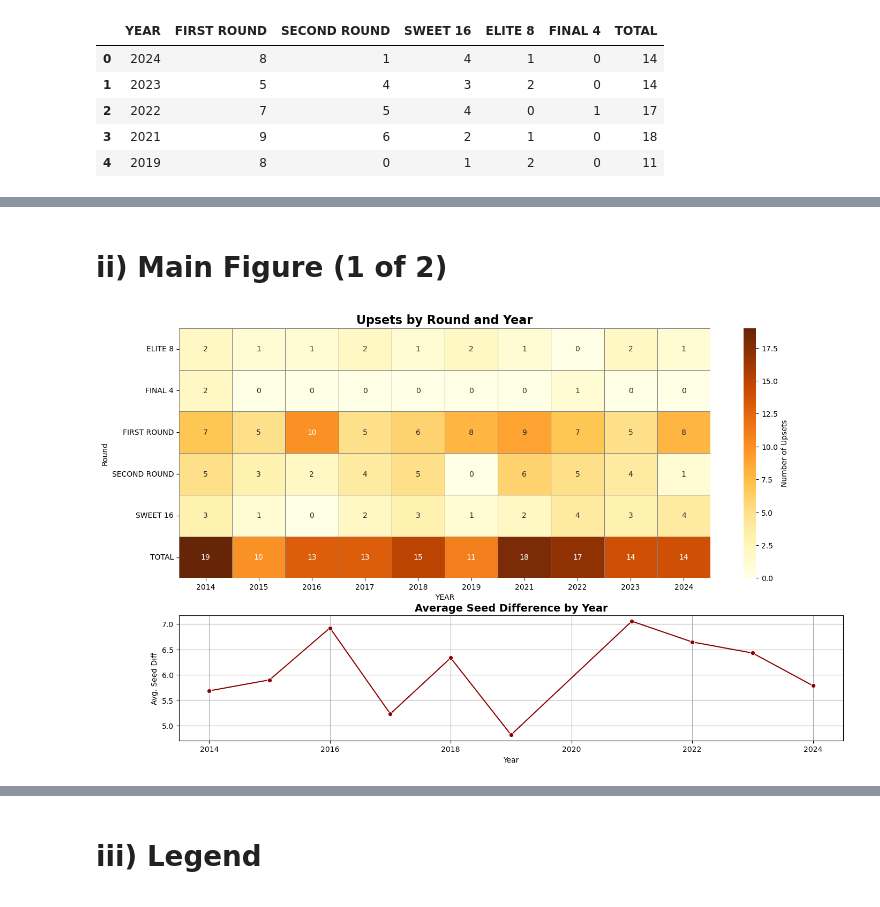
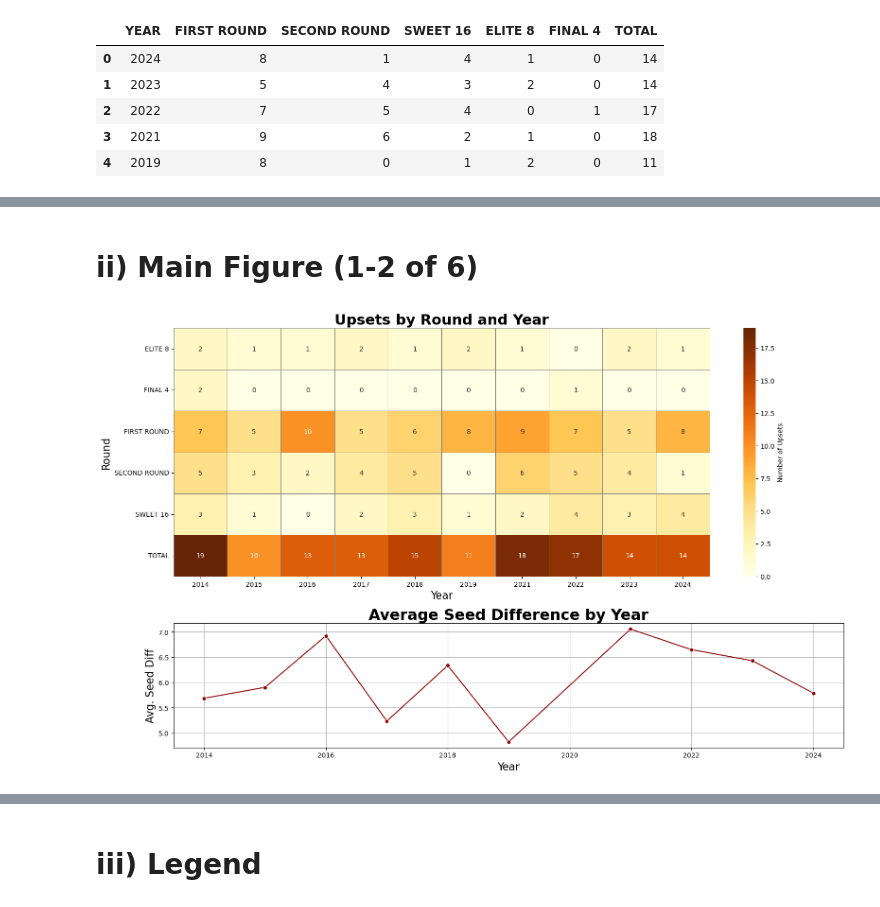
Before and after one commit to domgalatis/1520Final, a Jupyter notebook: 1520 final.ipynb, the cells around one changed output, grey strips where cells are left out. Saved outputs shown, nothing was run; the diff lists cells and outputs as text; code cells hidden in the pictures.

```diff
--- a/1520 final.ipynb
+++ b/1520 final.ipynb
@@ -43,7 +45,7 @@ heat_df.head()
 | 3 | 2024 | 1055 | Howard | 16 | 0 | True | False | False | False | ... |
 | 4 | 2024 | 1039 | New Mexico | 11 | 0 | True | False | False | False | ... |
 # %% [markdown]
-# ii) Main Figure (1 of 2)
+# ii) Main Figure (1-2 of 6)
 # %%
 ## NOTE NO TOURNAMENT OCCURED IN 2020 DUE TO COVID SO NO DATA
 count_year = count_df[count_df["YEAR"].between(2014, 2024)]
@@ -61,37 +63,40 @@ year_diff = seed_year.groupby('YEAR', as_index=False)['SEED DIFF'].mean()
 year_diff.rename(columns={'SEED DIFF': 'AVG_SEED_DIFF'}, inplace=True)
 
 #set up figure
 fig = plt.figure(figsize=(16, 10))
 layout = GridSpec(2, 1, height_ratios=[2, 1])
 
 
 #heatmap
 ax1 = plt.subplot(layout[0])
 sns.heatmap(
     heatmap,
     annot=True,
     fmt=".0f",
     cmap="YlOrBr",
     linewidths=0.5,
     linecolor='gray',
     cbar_kws={'label': 'Number of Upsets'},
 )
-ax1.set_title("Upsets by Round and Year", fontsize=16, weight='bold')
-ax1.set_ylabel("Round")
+ax1.set_title("Upsets by Round and Year", fontsize=22, weight='bold')
+ax1.set_ylabel("Round", fontsize=16)
+ax1.set_xlabel("Year", fontsize=16)
 
 #lineplot
 ax2 = plt.subplot(layout[1])
 sns.lineplot(
     data=year_diff,
     x="YEAR",
     y="AVG_SEED_DIFF",
     marker="o",
     color="darkred"
 )
-ax2.set_title("Average Seed Difference by Year", fontsize=14, weight='bold')
-ax2.set_ylabel("Avg. Seed Diff")
-ax2.set_xlabel("Year")
+ax2.set_title("Average Seed Difference by Year", fontsize=23, weight='bold')
+ax2.set_ylabel("Avg. Seed Diff", fontsize=16)
+ax2.set_xlabel("Year", fontsize=16)
 ax2.grid(True)
+
+plt.tight_layout()
 # %% [output]
-[figure, old version]
+[figure, new version]
 # %% [markdown]
```
Also changed, not shown: parts of 8 cells of this notebook.
